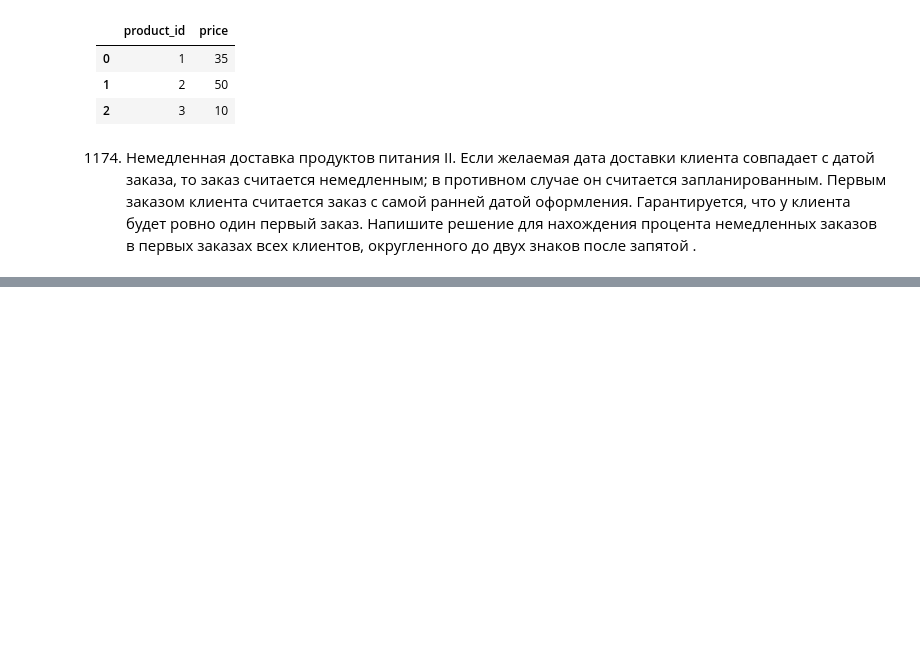
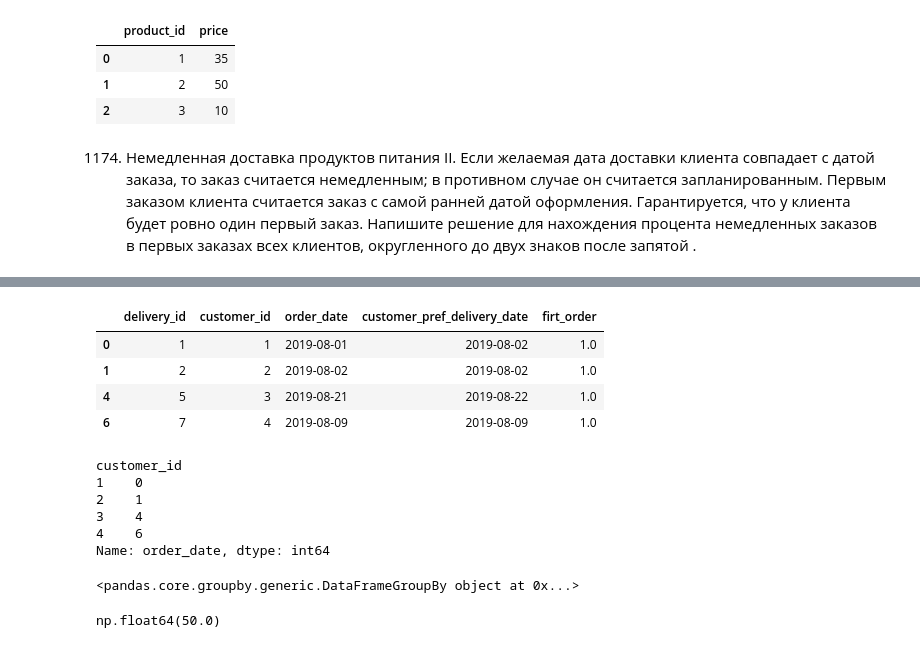
Before and after one commit to Praldmur/codespaces-jupyter, a Jupyter notebook: LeetCode_Med.ipynb, the cells around one changed output, grey strips where cells are left out. Drawn from its saved outputs; the diff is of its cells as text; code cells hidden in the pictures; blank space fills up the shorter version.

```diff
--- a/LeetCode_Med.ipynb
+++ b/LeetCode_Med.ipynb
@@ -803,0 +817,8 @@ df[df.change_date == latest_dates].merge(products.product_id.drop_duplicates(),
+# %%
+delivery.assign(firt_order = delivery.groupby('customer_id')['order_date'].transform(lambda x: x.rank(method='min'))).query('firt_order==1')
+# %% [output]
+|  | delivery_id | customer_id | order_date | customer_pref_delivery_date | firt_order |
+| 0 | 1 | 1 | 2019-08-01 | 2019-08-02 | 1.0 |
+| 1 | 2 | 2 | 2019-08-02 | 2019-08-02 | 1.0 |
+| 4 | 5 | 3 | 2019-08-21 | 2019-08-22 | 1.0 |
+| 6 | 7 | 4 | 2019-08-09 | 2019-08-09 | 1.0 |
@@ -803,0 +829,19 @@ df[df.change_date == latest_dates].merge(products.product_id.drop_duplicates(),
+# %%
+delivery.groupby('customer_id')['order_date'].idxmin()
+# %% [output]
+customer_id
+1    0
+2    1
+3    4
+4    6
+Name: order_date, dtype: int64
+# %%
+print(delivery.groupby('customer_id'))
+# %% [output]
+<pandas.core.groupby.generic.DataFrameGroupBy object at 0x...>
+# %%
+first_orders['immediate'] = first_orders['order_date'] == first_orders['customer_pref_delivery_date']
+immediate_percent = first_orders['immediate'].mean() * 100
+immediate_percent
+# %% [output]
+np.float64(50.0)
```
Also changed, not shown: parts of 2 cells of this notebook.
